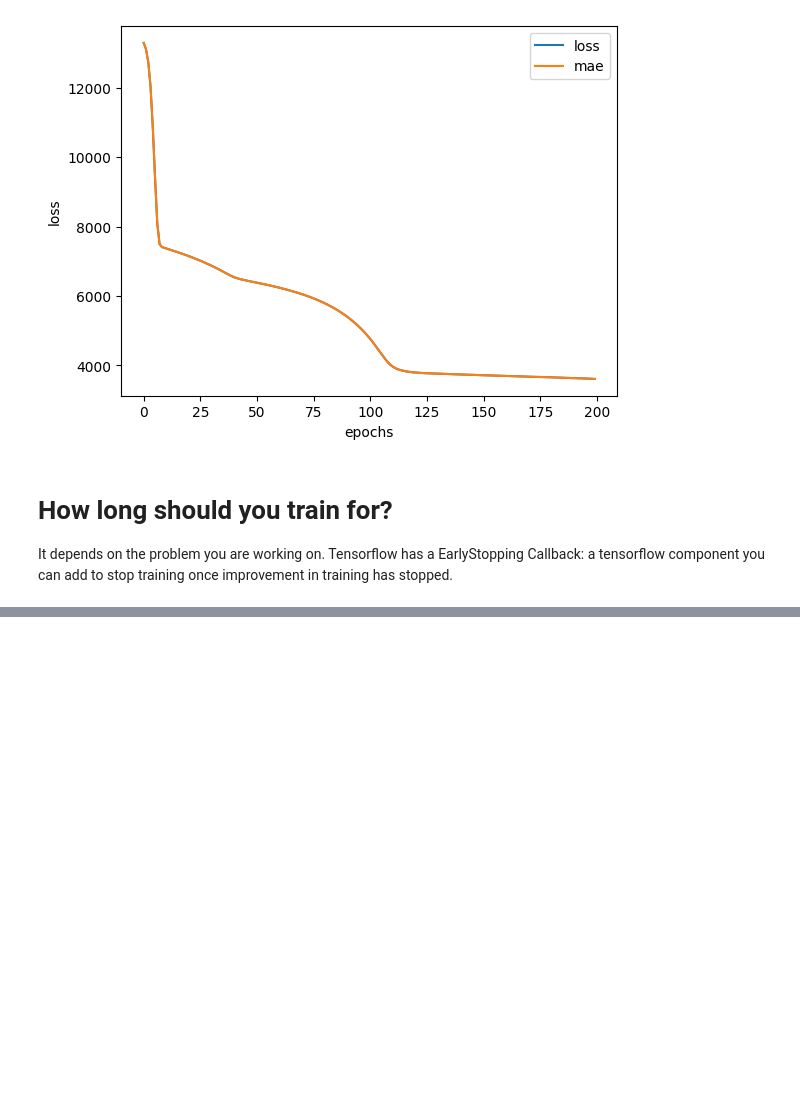
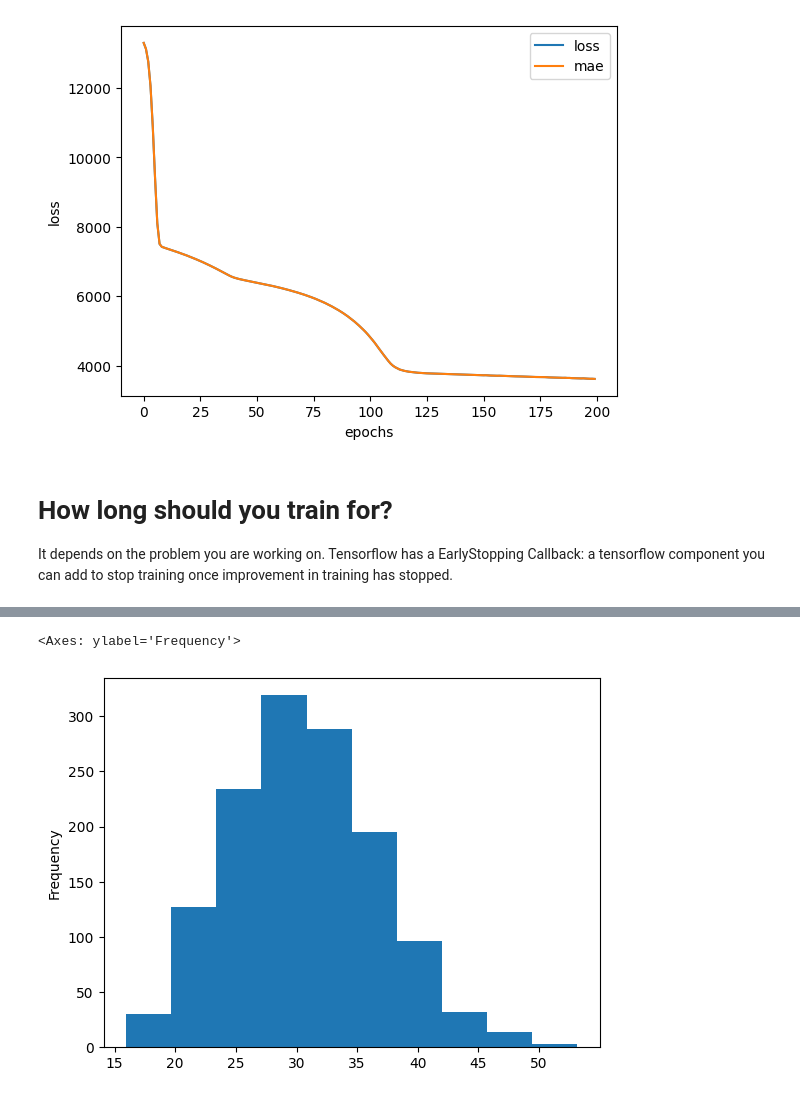
Before and after one commit to gimokid/learning-tensor-flow, a Jupyter notebook: 01b_medical_data_tensorflow.ipynb, the cells around one changed output, grey strips where cells are left out. Drawn from its saved outputs; the diff is of its cells as text; code cells hidden in the pictures; blank space fills up the shorter version.

```diff
--- a/01b_medical_data_tensorflow.ipynb
+++ b/01b_medical_data_tensorflow.ipynb
@@ -255,0 +286,5 @@ insurance_model_4.evaluate(X_test, y_test)
+# %%
+X["bmi"].plot(kind="hist")
+# %% [output]
+<Axes: ylabel='Frequency'>
+[figure, added]
```
Also changed, not shown: parts of 24 cells of this notebook.
